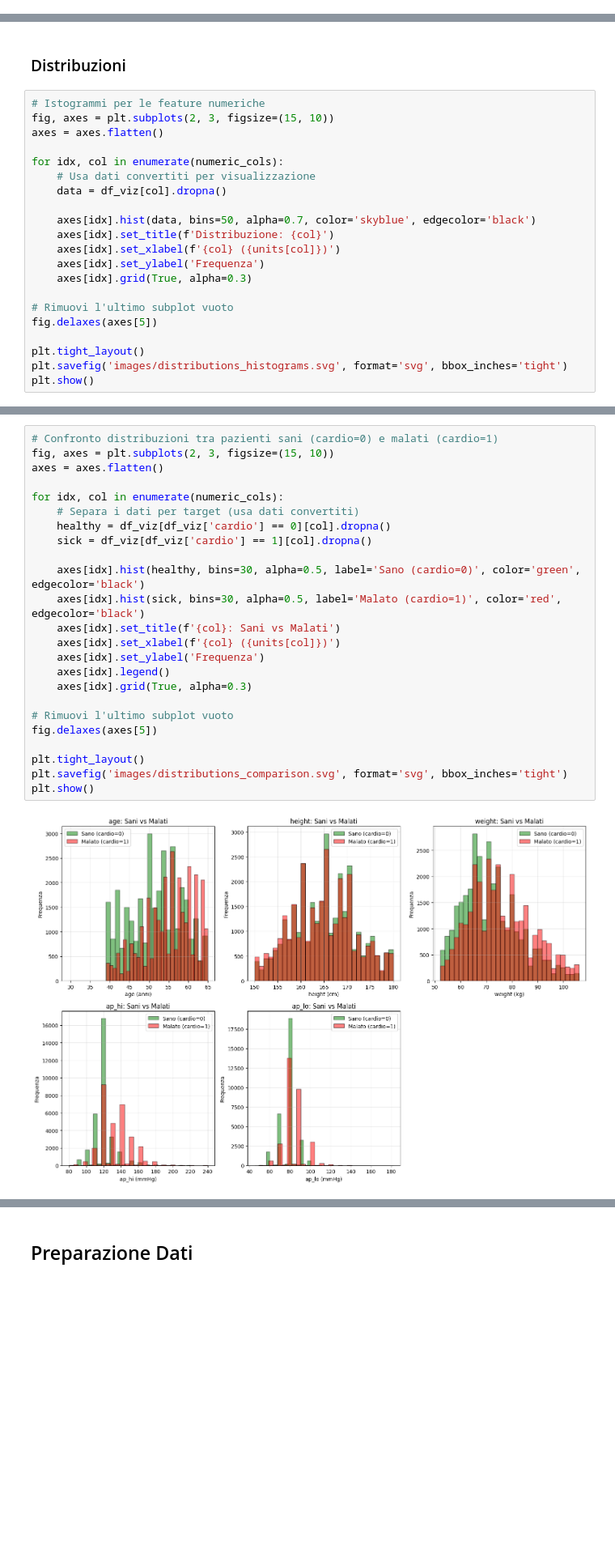
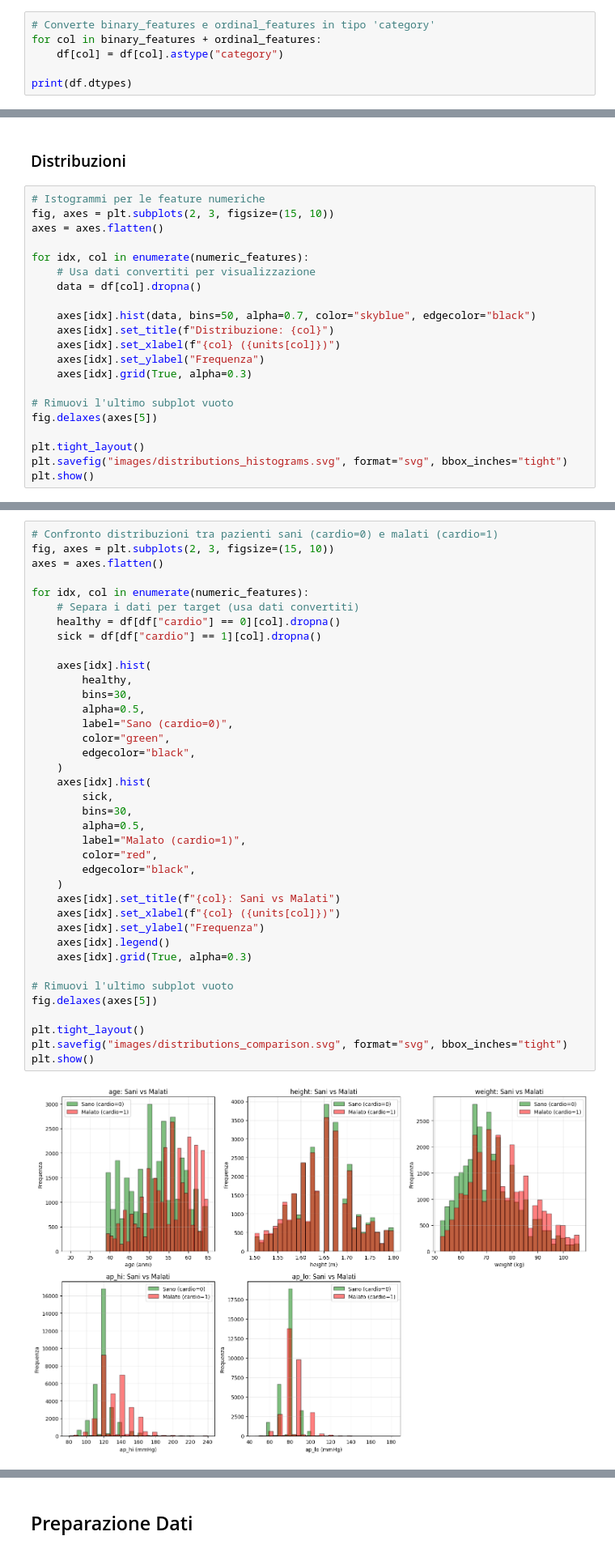
Before and after one commit to mbroglio/ML_25_26, a Jupyter notebook: ML_Project.ipynb, the cells around one changed output, grey strips where cells are left out. Shown at 81% size. Saved outputs shown, nothing was run; the diff lists cells and outputs as text; blank space fills up the shorter version.

```diff
--- a/ML_Project.ipynb
+++ b/ML_Project.ipynb
@@ -83,0 +95,6 @@ df.describe()
+# %%
+# Converte binary_features e ordinal_features in tipo 'category'
+for col in binary_features + ordinal_features:
+    df[col] = df[col].astype("category")
+
+print(df.dtypes)
@@ -314,47 +323,61 @@ Dopo la pulizia degli outliers, prepariamo le features per il machine learning r
 fig, axes = plt.subplots(2, 3, figsize=(15, 10))
 axes = axes.flatten()
 
-for idx, col in enumerate(numeric_cols):
+for idx, col in enumerate(numeric_features):
     # Usa dati convertiti per visualizzazione
-    data = df_viz[col].dropna()
+    data = df[col].dropna()
 
-    axes[idx].hist(data, bins=50, alpha=0.7, color='skyblue', edgecolor='black')
-    axes[idx].set_title(f'Distribuzione: {col}')
-    axes[idx].set_xlabel(f'{col} ({units[col]})')
-    axes[idx].set_ylabel('Frequenza')
+    axes[idx].hist(data, bins=50, alpha=0.7, color="skyblue", edgecolor="black")
+    axes[idx].set_title(f"Distribuzione: {col}")
+    axes[idx].set_xlabel(f"{col} ({units[col]})")
+    axes[idx].set_ylabel("Frequenza")
     axes[idx].grid(True, alpha=0.3)
 
 # Rimuovi l'ultimo subplot vuoto
 fig.delaxes(axes[5])
 
 plt.tight_layout()
-plt.savefig('images/distributions_histograms.svg', format='svg', bbox_inches='tight')
+plt.savefig("images/distributions_histograms.svg", format="svg", bbox_inches="tight")
 plt.show()
 # %% [output]
 [figure]
 # %%
 # Confronto distribuzioni tra pazienti sani (cardio=0) e malati (cardio=1)
 fig, axes = plt.subplots(2, 3, figsize=(15, 10))
 axes = axes.flatten()
 
-for idx, col in enumerate(numeric_cols):
+for idx, col in enumerate(numeric_features):
     # Separa i dati per target (usa dati convertiti)
-    healthy = df_viz[df_viz['cardio'] == 0][col].dropna()
-    sick = df_viz[df_viz['cardio'] == 1][col].dropna()
+    healthy = df[df["cardio"] == 0][col].dropna()
+    sick = df[df["cardio"] == 1][col].dropna()
 
-    axes[idx].hist(healthy, bins=30, alpha=0.5, label='Sano (cardio=0)', color='green', edgecolor='black')
-    axes[idx].hist(sick, bins=30, alpha=0.5, label='Malato (cardio=1)', color='red', edgecolor='black')
-    axes[idx].set_title(f'{col}: Sani vs Malati')
-    axes[idx].set_xlabel(f'{col} ({units[col]})')
-    axes[idx].set_ylabel('Frequenza')
+    axes[idx].hist(
+        healthy,
+        bins=30,
+        alpha=0.5,
+        label="Sano (cardio=0)",
+        color="green",
+        edgecolor="black",
+    )
+    axes[idx].hist(
+        sick,
+        bins=30,
+        alpha=0.5,
+        label="Malato (cardio=1)",
+        color="red",
+        edgecolor="black",
+    )
+    axes[idx].set_title(f"{col}: Sani vs Malati")
+    axes[idx].set_xlabel(f"{col} ({units[col]})")
+    axes[idx].set_ylabel("Frequenza")
     axes[idx].legend()
     axes[idx].grid(True, alpha=0.3)
 
 # Rimuovi l'ultimo subplot vuoto
 fig.delaxes(axes[5])
 
 plt.tight_layout()
-plt.savefig('images/distributions_comparison.svg', format='svg', bbox_inches='tight')
+plt.savefig("images/distributions_comparison.svg", format="svg", bbox_inches="tight")
 plt.show()
 # %% [output]
-[figure, old version]
+[figure, new version]
```
Also changed, not shown: parts of 45 cells of this notebook, 18 other files.
